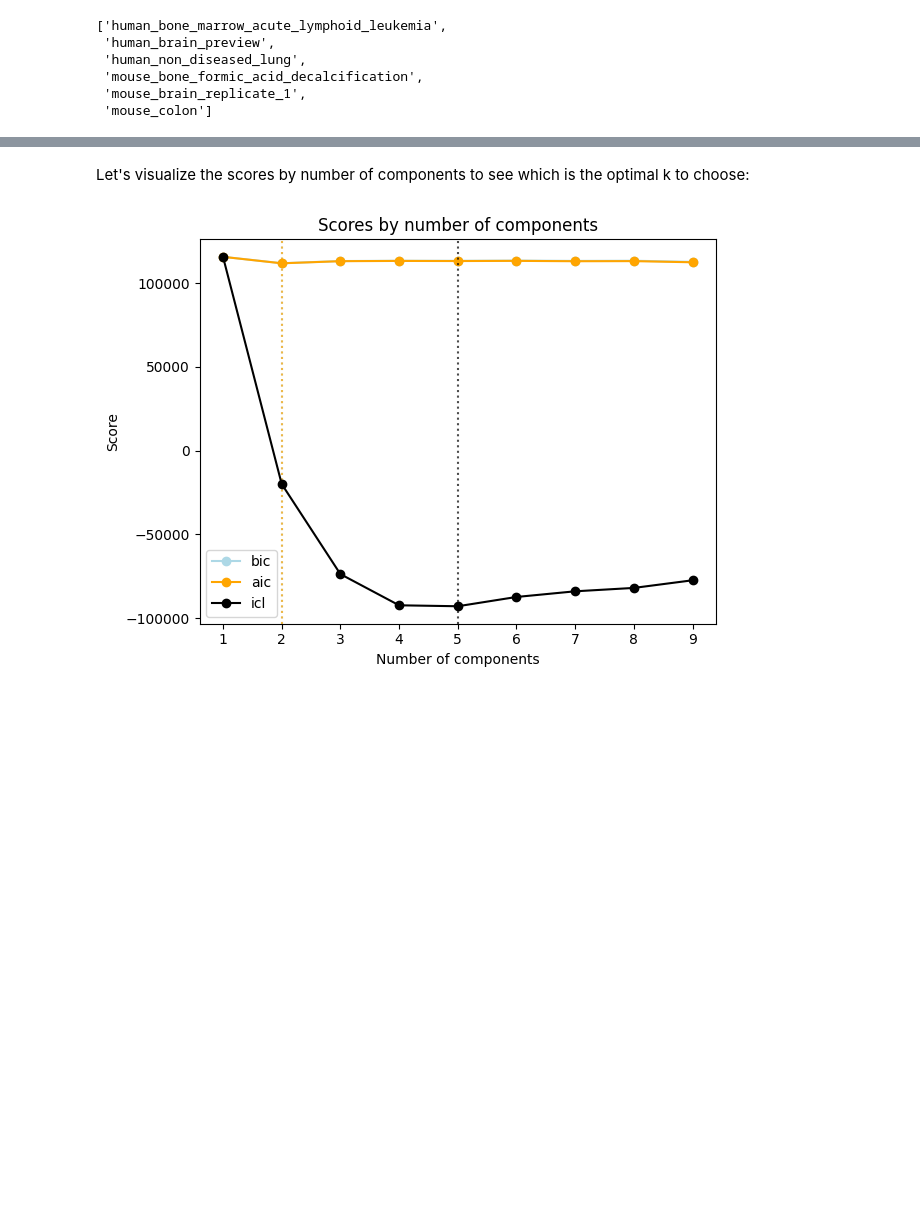
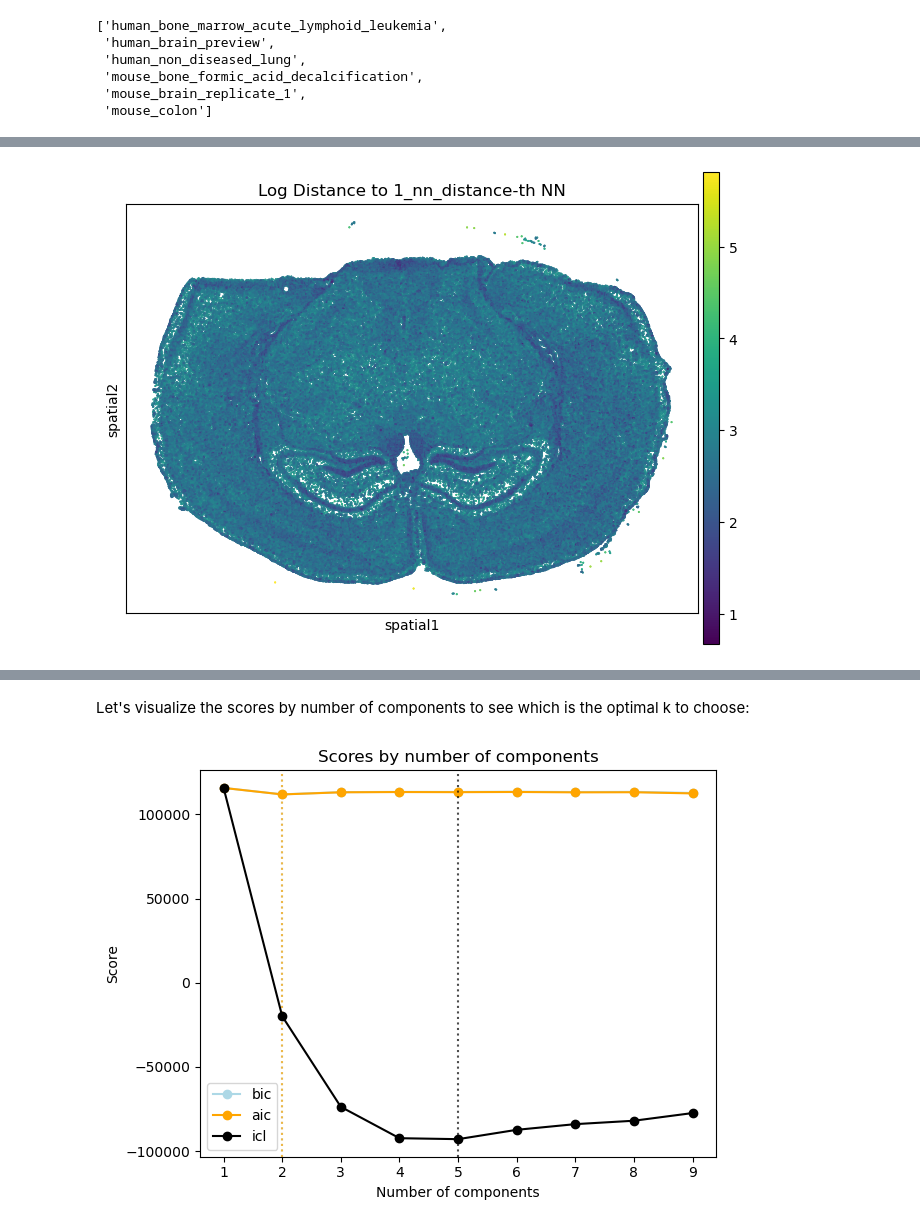
Before and after one commit to LLehner/Adaptive-Niche, a Jupyter notebook: clustering_tutorial.ipynb, the cells around one changed output, grey strips where cells are left out. Saved outputs shown, nothing was run; the diff lists cells and outputs as text; code cells hidden in the pictures; blank space fills up the shorter version.

```diff
--- a/clustering_tutorial.ipynb
+++ b/clustering_tutorial.ipynb
@@ -22,3 +23,6 @@ sdata = sd.read_zarr("zarr/mouse_brain_replicate_1.zarr")
 adata = sdata.tables["table"]
 # %%
 graph_utils.get_distances(adata, k=1, log=True)
+# %%
+plotting.plot_knn_distance(adata, distance_key="1_nn_distance")
+# %% [output]
@@ -25,3 +30,4 @@ graph_utils.get_distances(adata, k=1, log=True)
+[figure, added]
 # %%
 results = clustering.fit_gmm(adata, distance_key="1_nn_distance", k_range=range(1,10))
 # %% [output]
```
Also changed, not shown: parts of 15 cells of this notebook, 2 other files.
